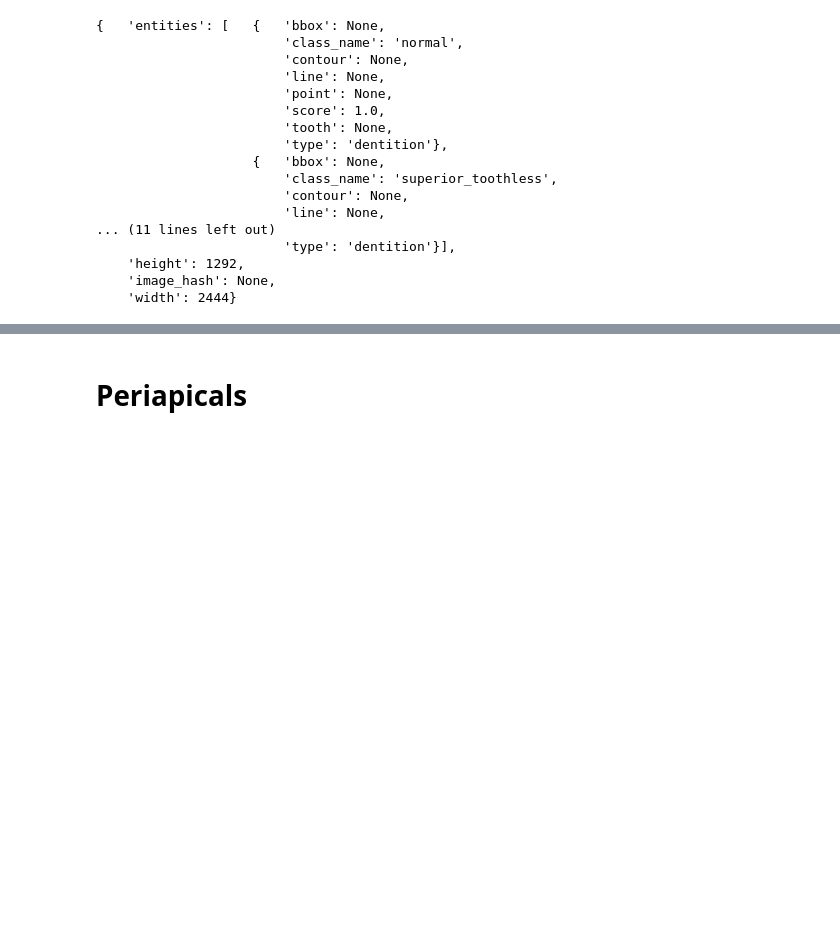
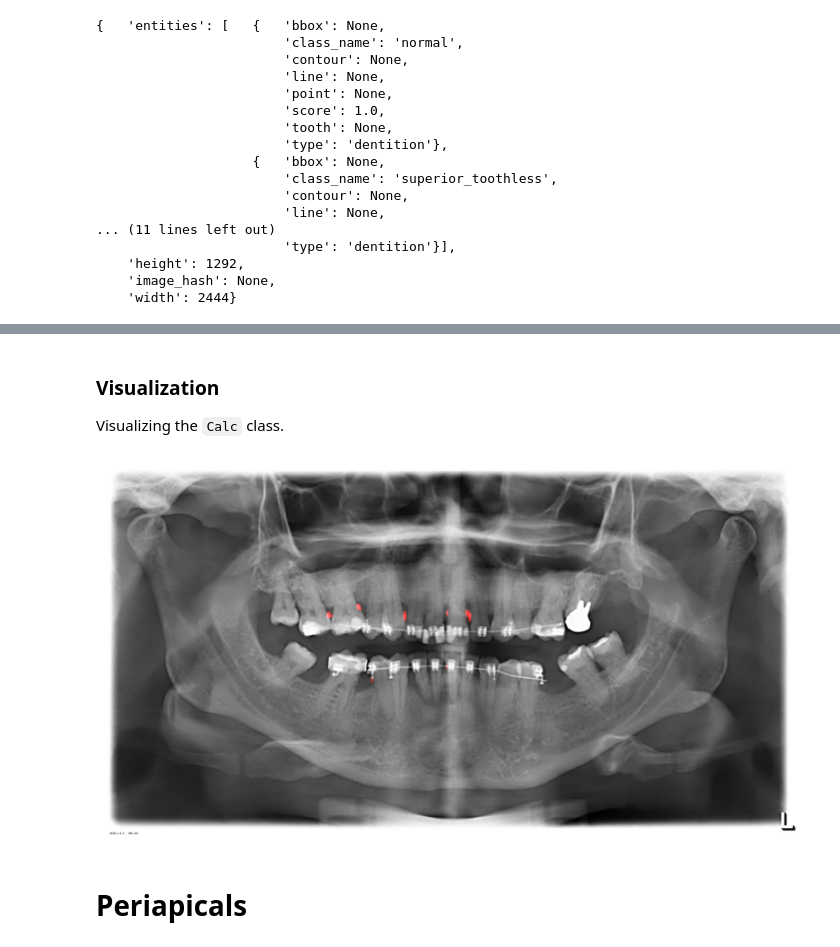
Before and after one commit to Radio-Memory/radiomemory-ai-api-demo, a Jupyter notebook: main.ipynb, the cells around one changed output, grey strips where cells are left out. Drawn from its saved outputs; the diff is of its cells as text; code cells hidden in the pictures; blank space fills up the shorter version.

Commit message:
added anomalies heatmaps

```diff
--- a/main.ipynb
+++ b/main.ipynb
@@ -366,0 +371,8 @@ pp.pprint(pdata)
+# %%
+anomalies_response = requests.post(
+        BASE_URL + "/panoramics/teeth-anomalies-heatmap",
+        json={
+            "base64_image": encode_image(panoramic_image),
+        },
+        headers=headers,
+    )
@@ -367,3 +426,18 @@ pp.pprint(pdata)
+# %% [markdown]
+### Visualization
+
+Visualizing the `Calc` class.
+# %%
+from utils import process_ret_api
+from vis import draw_heatmap
+
+heatmap = process_ret_api(anomalies_response.json(), h=panoramic_image.height, w=panoramic_image.width, anomaly2see="Calc")
+dimage = draw_heatmap(panoramic_image, heatmap)
+fig, ax = plt.subplots(figsize=(10, 10))
+ax.imshow(dimage)
+ax.axis("off");
+# %% [output]
+[figure, added]
 # %% [markdown]
 # Periapicals
 # %%
```
Also changed, not shown: parts of 4 cells of this notebook, 2 other files.
